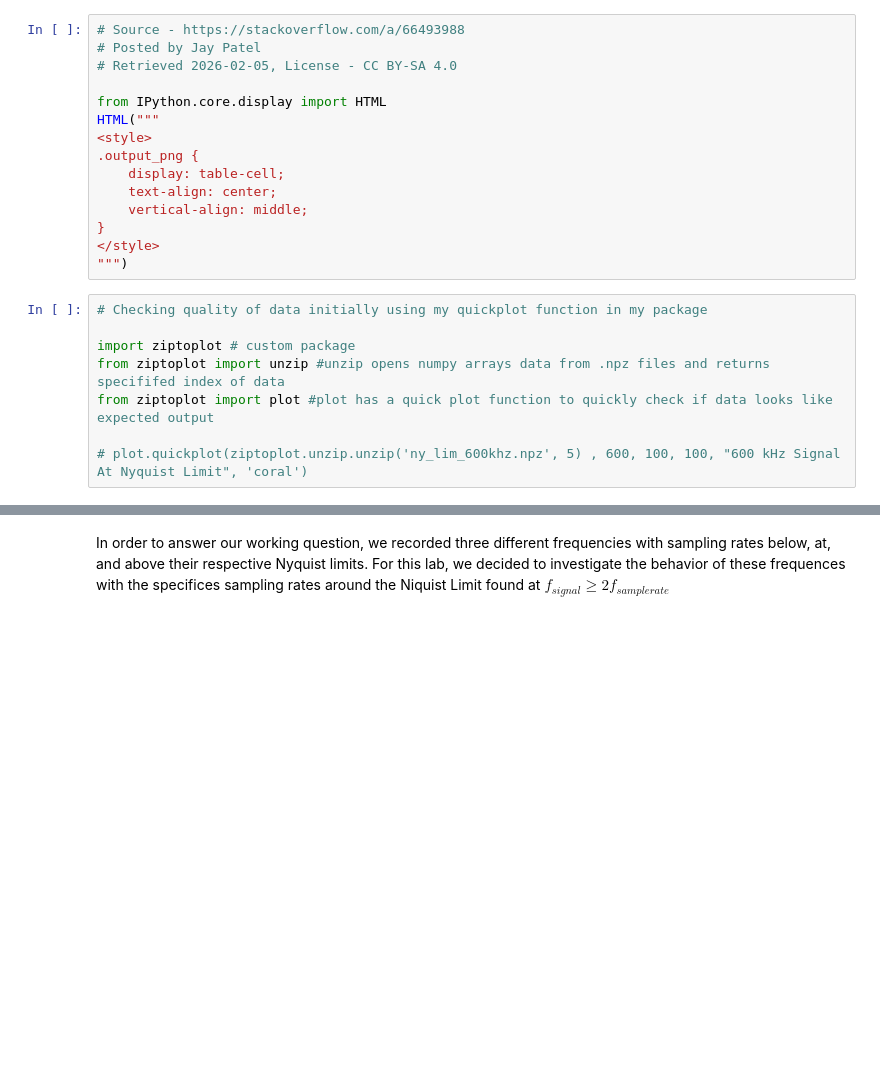
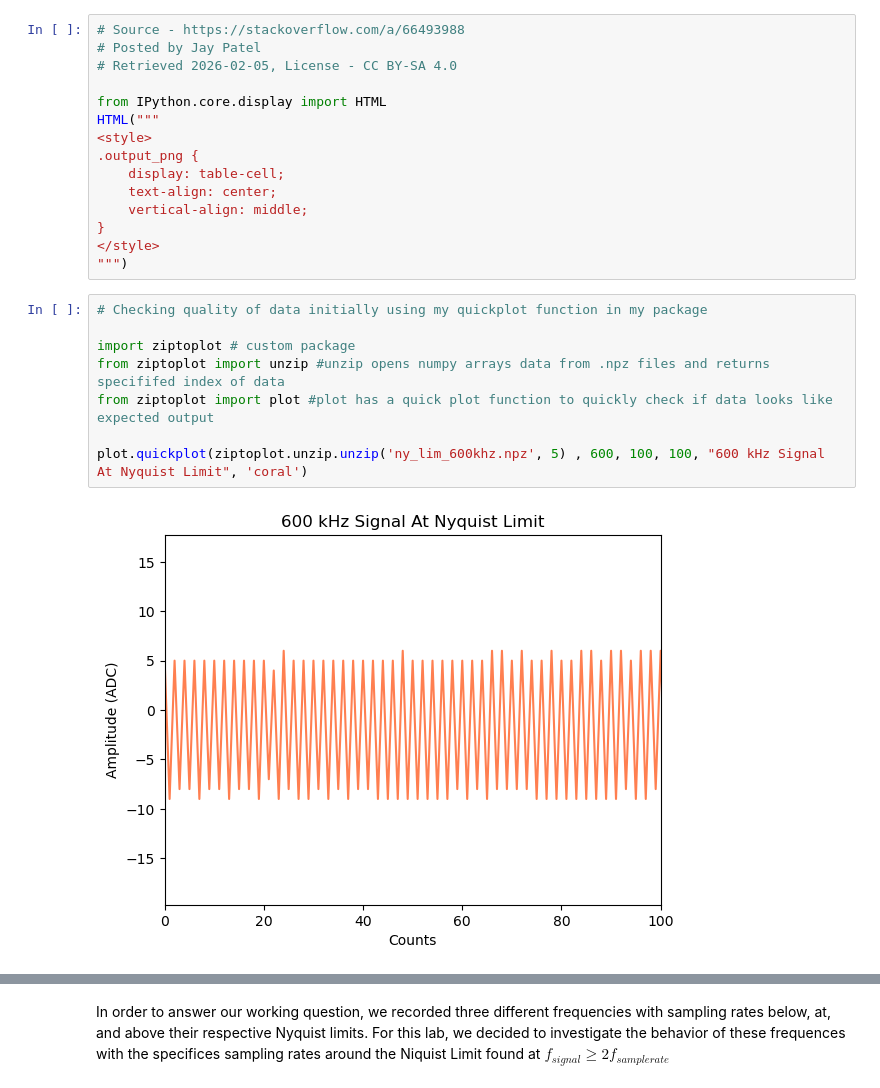
Before and after one commit to MakJimenez/Radio-Astronomy-Lab-Work, a Jupyter notebook: Mora_Radio_Lab_1_Report.ipynb, the cells around one changed output, grey strips where cells are left out. Saved outputs shown, nothing was run; the diff lists cells and outputs as text; blank space fills up the shorter version.

```diff
--- a/Mora_Radio_Lab_1_Report.ipynb
+++ b/Mora_Radio_Lab_1_Report.ipynb
@@ -47,9 +55,11 @@ HTML("""
 # %%
 # Checking quality of data initially using my quickplot function in my package
 
 import ziptoplot # custom package
 from ziptoplot import unzip #unzip opens numpy arrays data from .npz files and returns specififed index of data
 from ziptoplot import plot #plot has a quick plot function to quickly check if data looks like expected output
 
-# plot.quickplot(ziptoplot.unzip.unzip('ny_lim_600khz.npz', 5) , 600, 100, 100, "600 kHz Signal At Nyquist Limit", 'coral')
+plot.quickplot(ziptoplot.unzip.unzip('ny_lim_600khz.npz', 5) , 600, 100, 100, "600 kHz Signal At Nyquist Limit", 'coral')
+# %% [output]
+[figure, added]
 # %% [markdown]
```
Also changed, not shown: parts of 25 cells of this notebook, 2 other files.
